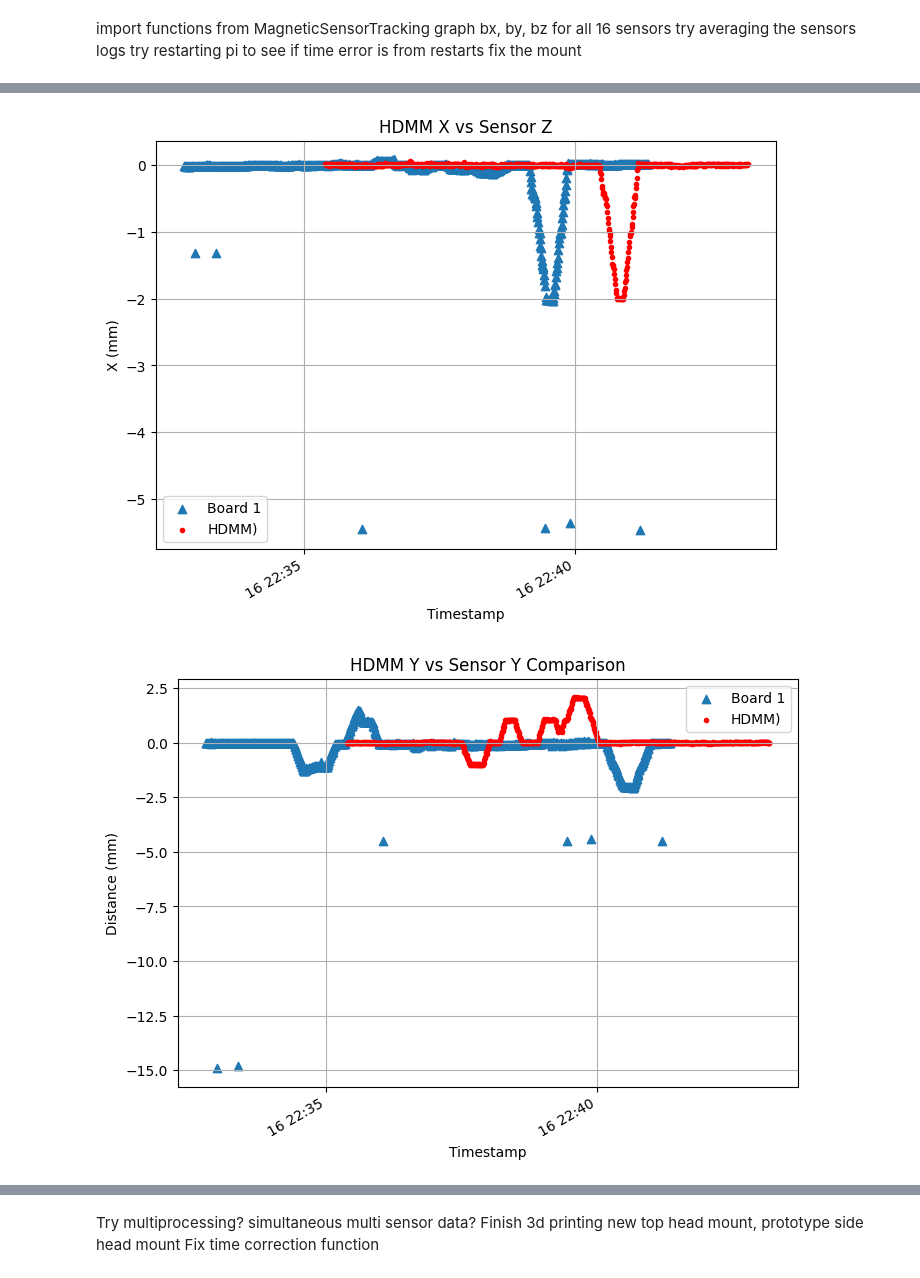
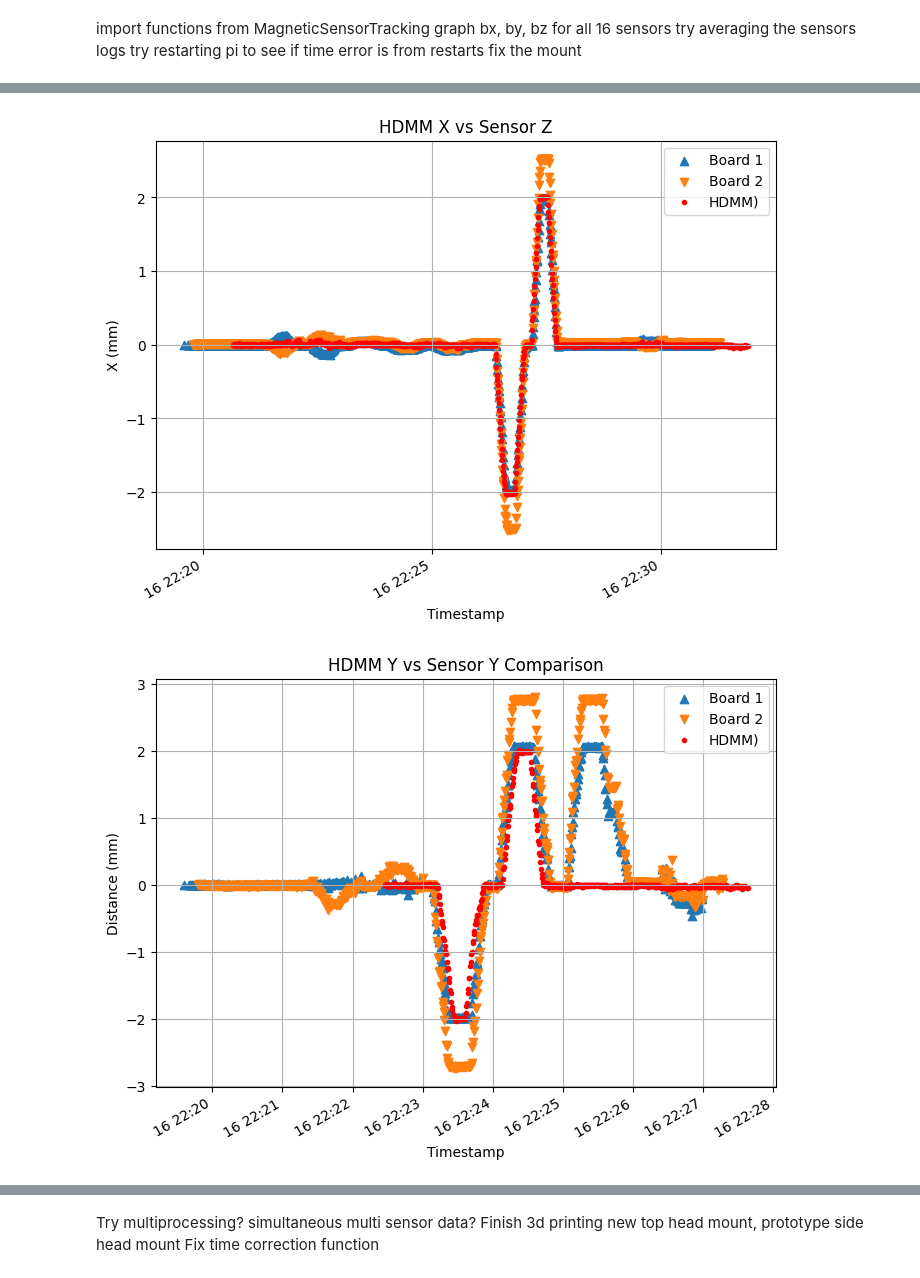
Before and after one commit to SpicedDill/magnetic-sensor-data, a Jupyter notebook: BN_Analysis/12122025_Multisensor_GK.ipynb, the cells around one changed output, grey strips where cells are left out. Drawn from its saved outputs; the diff is of its cells as text; code cells hidden in the pictures.

```diff
--- a/BN_Analysis/12122025_Multisensor_GK.ipynb
+++ b/BN_Analysis/12122025_Multisensor_GK.ipynb
@@ -344,4 +344,4 @@ disp = np.sqrt(dispx**2+dispy**2+dispz**2)
 # %%
-#folder2 = os.path.join('..', './')
-#B2, timestamps2 = importdata(folder2)
+folder2 = os.path.join('..', './20251212_server2')
+B2, timestamps2 = importdata(folder2)
 # %%
@@ -349,5 +349,5 @@ disp = np.sqrt(dispx**2+dispy**2+dispz**2)
 # %%
-'''pos2, mags2, locpred2, anglepred2, Bstdev2, timestamps2 = importfitting(folder2, shape[1])
+pos2, mags2, locpred2, anglepred2, Bstdev2, timestamps2 = importfitting(folder2, shape[1])
 np.append(locpred2, anglepred2, axis=1)
 #print(timeelapsed)
 print(len(locpred2))
@@ -361,5 +361,5 @@ rel_loc_predz2 = [x - locpred2[0,2] for x in locpred2[:,2]]
 dispx2 = np.array(rel_loc_predx2)
 dispy2 = np.array(rel_loc_predy2)
 dispz2 = np.array(rel_loc_predz2)
-disp2 = np.sqrt(dispx2**2+dispy2**2+dispz2**2)'''
+disp2 = np.sqrt(dispx2**2+dispy2**2+dispz2**2)
 # %% [output]
@@ -367,3 +367,3 @@ disp2 = np.sqrt(dispx2**2+dispy2**2+dispz2**2)'''
 # %%
-folder3 = os.path.join('..', './20251107_server3')
+folder3 = os.path.join('..', './20251212_server3')
 B3, timestamps3 = importdata(folder3)
@@ -390,6 +424,6 @@ disp3 = np.sqrt(dispx3**2+dispy3**2+dispz3**2)
 # %%
 # Specify the Excel file name (replace with your actual file name)
-file = 'Shift_data_20251107.txt'
+file = 'Shift_data_20251212.txt'
 
 # Create the full file path
 file_path = os.path.join('..', file)
@@ -568,35 +769,38 @@ plt.show()
 # %%
 
-offset_s = 0.0  # tweak as needed
+offset_s = -200.0  # tweak as needed
 
 hdmm_timecorr_shift = pd.to_datetime(hdmm_timecorr) + pd.to_timedelta(offset_s, unit='s')
+hdmm_x_negative = [-x for x in hdmm_x]
+
+
 
 # Plotting
 plt.figure(figsize=(8, 6))
-plt.scatter(timestamps[-900:], rel_loc_predz[-900:], label='Board 1', marker='^')
-# plt.scatter(timestamps2[-100:], rel_loc_predz2[-100:], label='Board 2', marker='v')
-plt.scatter(hdmm_timecorr_shift[-900:], hdmm_x[-900:], label=f'HDMM)', marker='.', color='red')
+plt.scatter(timestamps[-1600:], -np.array(rel_loc_predz[-1600:]), label='Board 1', marker='^')
+plt.scatter(timestamps2[-1600:], np.array(rel_loc_predz2[-1600:]), label='Board 2', marker='v')
+plt.scatter(hdmm_timecorr_shift[-2800:-1500], hdmm_x[-2800:-1500], label=f'HDMM)', marker='.', color='red')
 plt.gcf().autofmt_xdate()
 plt.xlabel('Timestamp'); plt.ylabel('X (mm)')
 plt.title('HDMM X vs Sensor Z')
 plt.grid(True); plt.legend(); plt.show()
 # %% [output]
-[figure, old version]
+[figure, new version]
 # %%
 # manual x-shift for HDMM (positive = right, negative = left)
-offset_s = 0.0
+offset_s = -92.0
 hdmm_timecorr_shift = pd.to_datetime(hdmm_timecorr) + pd.to_timedelta(offset_s, 's')
 
 plt.figure(figsize=(8, 6))
-plt.scatter(timestamps[-900:], -np.array(rel_loc_predy[-900:]), label='Board 1', marker='^')
-# plt.scatter(timestamps2[-900:], -np.array(rel_loc_predy2[-900:]), label='Board 2', marker='v')
-plt.scatter(hdmm_timecorr_shift[-900:], hdmm_y[-900:],
+plt.scatter(timestamps[-1200:-400], -np.array(rel_loc_predy[-1200:-400]), label='Board 1', marker='^')
+plt.scatter(timestamps2[-1200:-400], np.array(rel_loc_predy2[-1200:-400]), label='Board 2', marker='v')
+plt.scatter(hdmm_timecorr_shift[-2800:-2200], hdmm_y[-2800:-2200],
             label=f'HDMM)', marker='.', color='red')
 plt.gcf().autofmt_xdate()
 plt.xlabel('Timestamp'); plt.ylabel('Distance (mm)')
 plt.title('HDMM Y vs Sensor Y Comparison')
 plt.grid(True); plt.legend(); plt.show()
 # %% [output]
-[figure, old version]
+[figure, new version]
 # %%
 # Plotting
```
Also changed, not shown: parts of 13 cells of this notebook, 2 other files.
